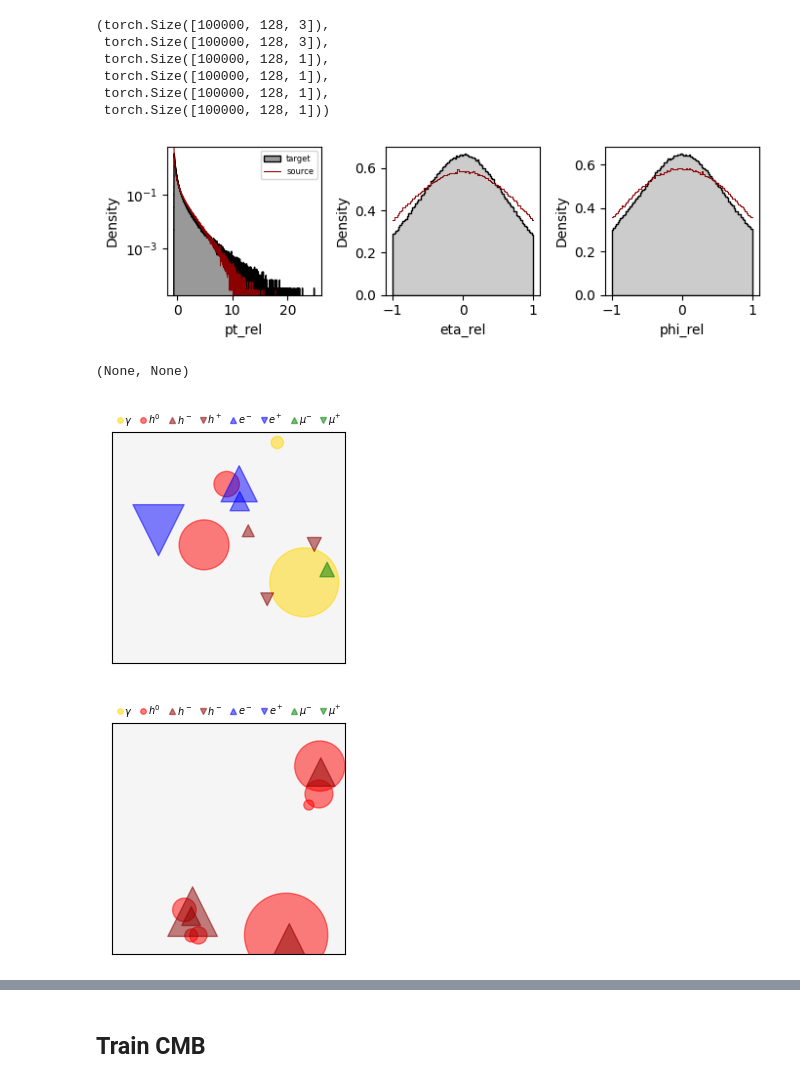
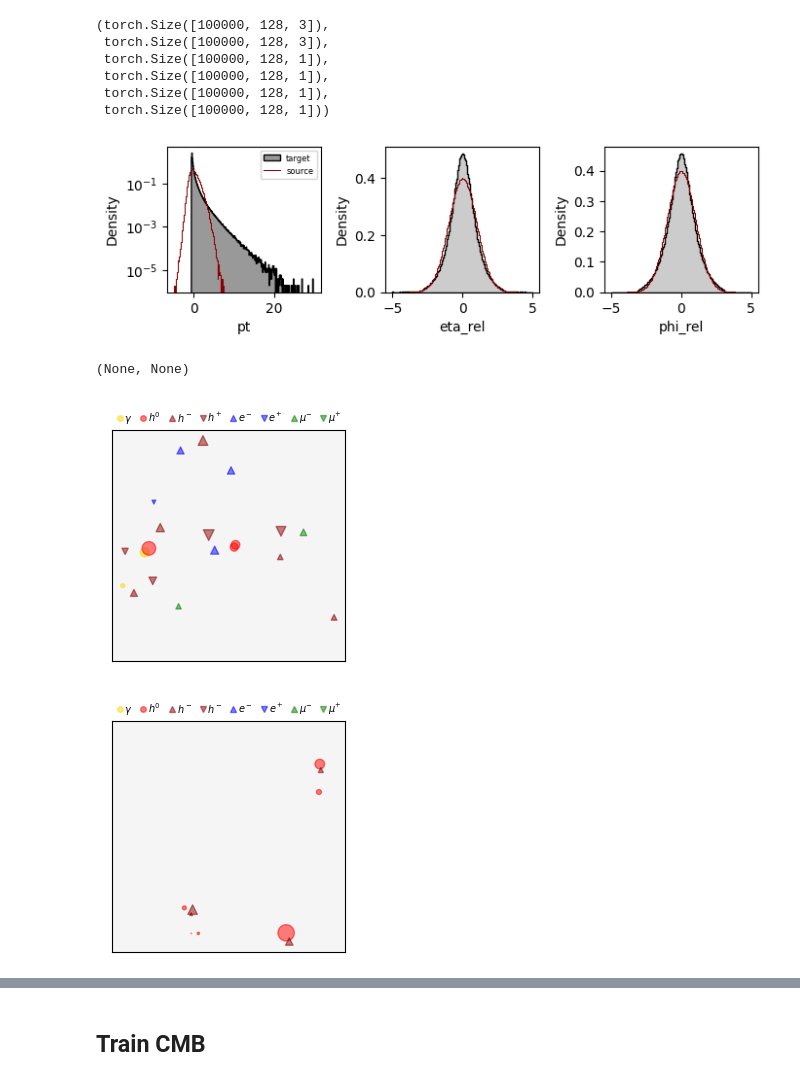
Before and after one commit to dfaroughy/CMB, a Jupyter notebook: experiments/jetclass/train_epic_hybrid.ipynb, the cells around one changed output, grey strips where cells are left out. Saved outputs shown, nothing was run; the diff lists cells and outputs as text; code cells hidden in the pictures.

```diff
--- a/experiments/jetclass/train_epic_hybrid.ipynb
+++ b/experiments/jetclass/train_epic_hybrid.ipynb
@@ -3,5 +3,5 @@ from cmb.configs.utils import Configs
 from cmb.datasets.jetclass import JetsClassData
 
 config = Configs('epic_hybrid.yaml')
-jets = JetsClassData(config.data, standardize=False)
+jets = JetsClassData(config.data, task='train')
 # %% [output]
@@ -25,27 +26,31 @@ jets.source.mask.shape)
 # %%
 mask_target = (jets.target.mask > 0).squeeze()
 mask_source = (jets.source.mask > 0).squeeze()
 
 import matplotlib.pyplot as plt
 
 fig, ax = plt.subplots(1,3, figsize=(7,2.25))
-jets.target.histplot('pt_rel', mask=mask_target, ax=ax[0], stat='density', log_scale=(False,True), color='k', alpha=0.4, label='target')
-jets.source.histplot('pt_rel', mask=mask_source, ax=ax[0], stat='density',  log_scale=(False,True), color='darkred', fill=False, lw=0.75, label='source')
-jets.target.histplot('eta_rel', mask=mask_target, binrange=(-1,1), binwidth=0.02,ax=ax[1], stat='density',  color='k', alpha=0.2, label='target')
-jets.source.histplot('eta_rel', mask=mask_source, binrange=(-1,1), binwidth=0.02, ax=ax[1], stat='density',  color='darkred', fill=False, lw=0.75, label='source')
-jets.target.histplot('phi_rel', mask=mask_target, binrange=(-1,1), binwidth=0.02, ax=ax[2], stat='density', color='k', alpha=0.2, label='target')
-jets.source.histplot('phi_rel', mask=mask_source, binrange=(-1,1), binwidth=0.02,ax=ax[2], stat='density',  color='darkred', fill=False, lw=0.75, label='source')
+
+binrange, binwidth = (-5,30), 0.1
+jets.target.histplot('pt', mask=mask_target, binwidth=binwidth, binrange=binrange, ax=ax[0], stat='density', log_scale=(False,True), color='k', alpha=0.4, label='target')
+jets.source.histplot('pt', mask=mask_source, binwidth=binwidth, binrange=binrange, ax=ax[0], stat='density',  log_scale=(False,True), color='darkred', fill=False, lw=0.75, label='source')
+
+binrange, binwidth = (-5,5), 0.05
+jets.target.histplot('eta_rel', mask=mask_target,  binwidth=binwidth, binrange=binrange, ax=ax[1], stat='density',  color='k', alpha=0.2, label='target')
+jets.source.histplot('eta_rel', mask=mask_source, binwidth=binwidth, binrange=binrange, ax=ax[1], stat='density',  color='darkred', fill=False, lw=0.75, label='source')
+jets.target.histplot('phi_rel', mask=mask_target, binwidth=binwidth, binrange=binrange, ax=ax[2], stat='density', color='k', alpha=0.2, label='target')
+jets.source.histplot('phi_rel', mask=mask_source, binwidth=binwidth, binrange=binrange, ax=ax[2], stat='density',  color='darkred', fill=False, lw=0.75, label='source')
 ax[0].legend(fontsize=6)
 plt.tight_layout()
 plt.show()
 # %% [output]
-[figure, old version]
+[figure, new version]
 # %%
-jets.source.display_cloud(idx=10,  scale_marker=200.0), jets.target.display_cloud(idx=10,  scale_marker=200.0)
+jets.source.display_cloud(idx=10,  scale_marker=10.0), jets.target.display_cloud(idx=10,  scale_marker=10.0)
 # %% [output]
 (None, None)
-[figure, old version]
+[figure, new version]
-[figure, old version]
+[figure, new version]
 # %%
 import seaborn as sns
 import matplotlib.pyplot as plt
```
Also changed, not shown: parts of 18 cells of this notebook, 8 other files.
